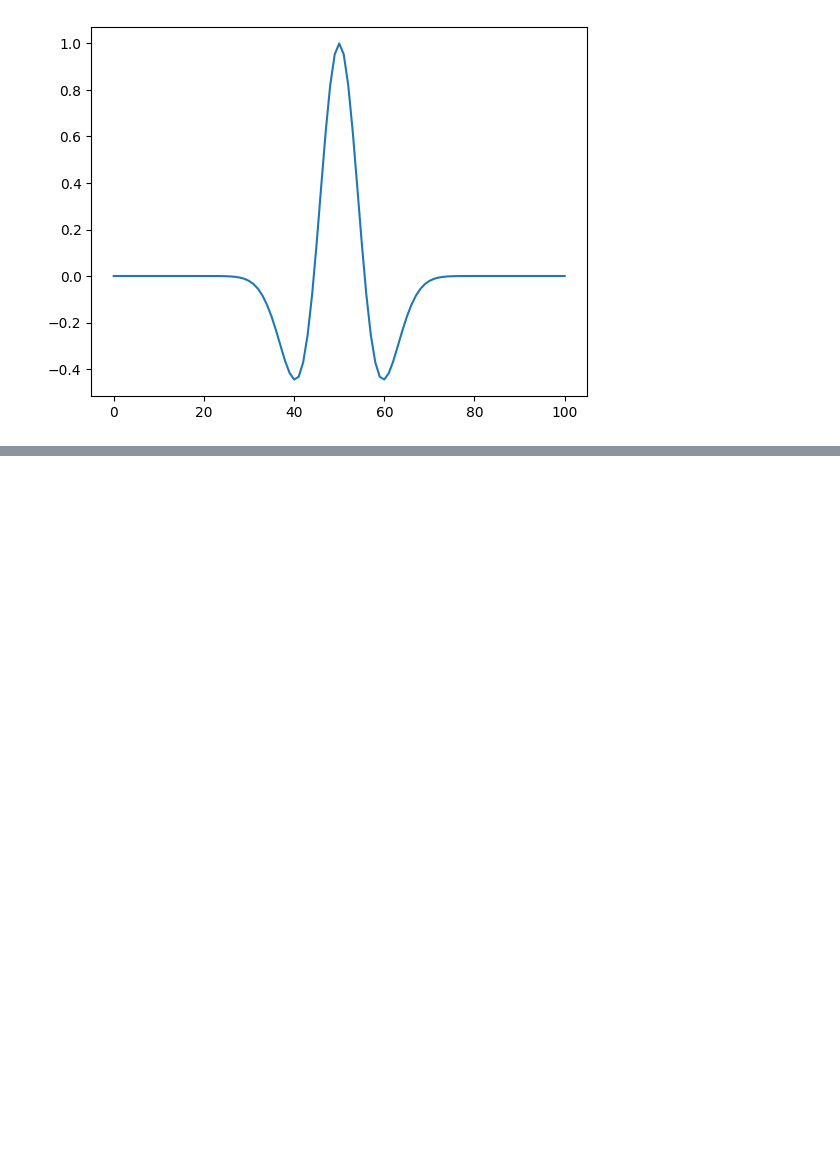
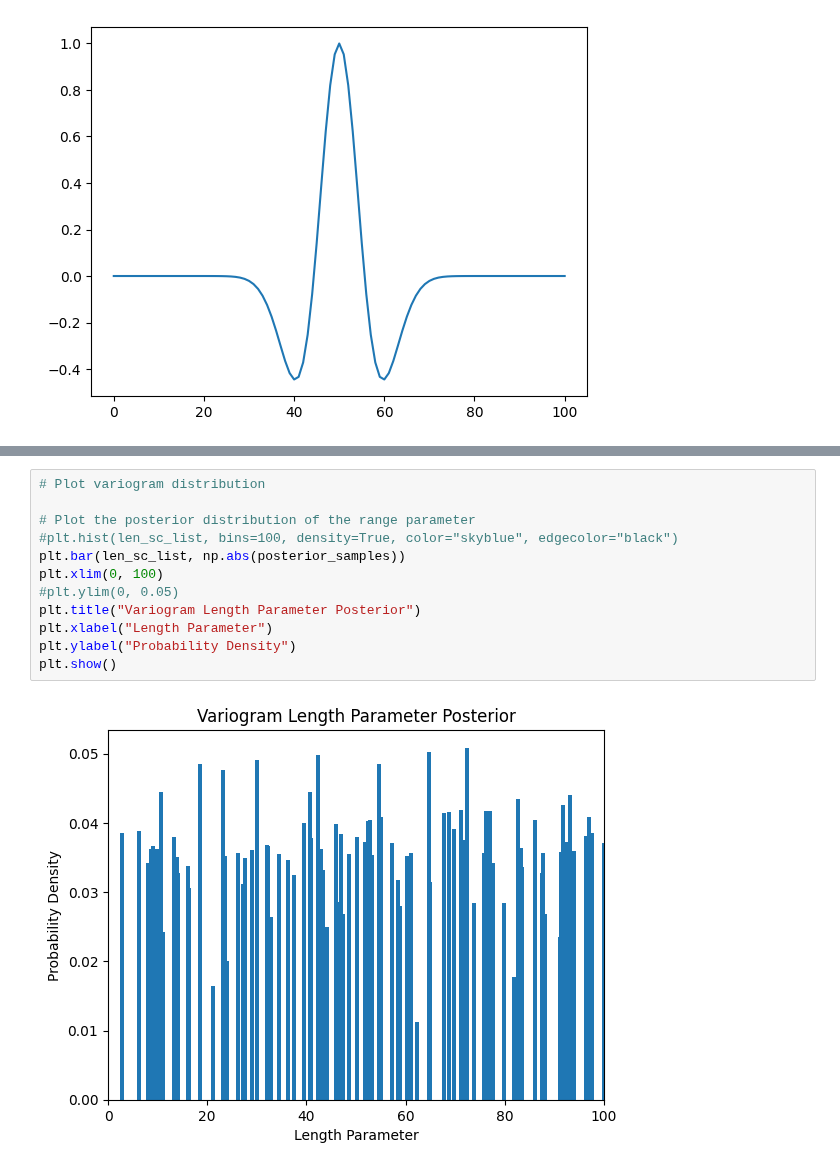
Before and after one commit to csc7/Probabilistic_Programming, a Jupyter notebook: Example_06_Impedance_and_Seismic_Models_Bayesian.ipynb, the cells around one changed output, grey strips where cells are left out. Cells and saved outputs as stored; diff of their text form; blank space fills up the shorter version.

```diff
--- a/Example_06_Impedance_and_Seismic_Models_Bayesian.ipynb
+++ b/Example_06_Impedance_and_Seismic_Models_Bayesian.ipynb
@@ -1836,0 +564,14 @@ plt.show()
+# %%
+# Plot variogram distribution
+
+# Plot the posterior distribution of the range parameter
+#plt.hist(len_sc_list, bins=100, density=True, color="skyblue", edgecolor="black")
+plt.bar(len_sc_list, np.abs(posterior_samples))
+plt.xlim(0, 100)
+#plt.ylim(0, 0.05)
+plt.title("Variogram Length Parameter Posterior")
+plt.xlabel("Length Parameter")
+plt.ylabel("Probability Density")
+plt.show()
+# %% [output]
+[figure, added]
```
Also changed, not shown: parts of 63 cells of this notebook.
